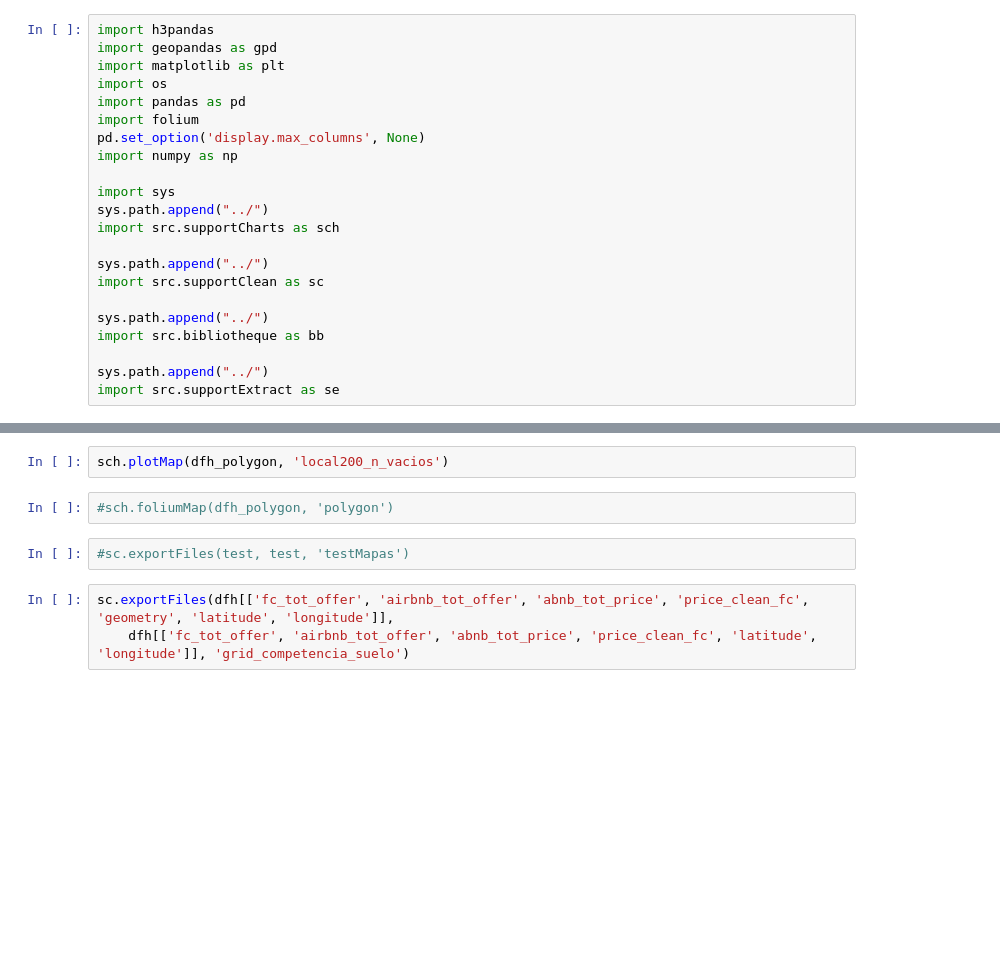
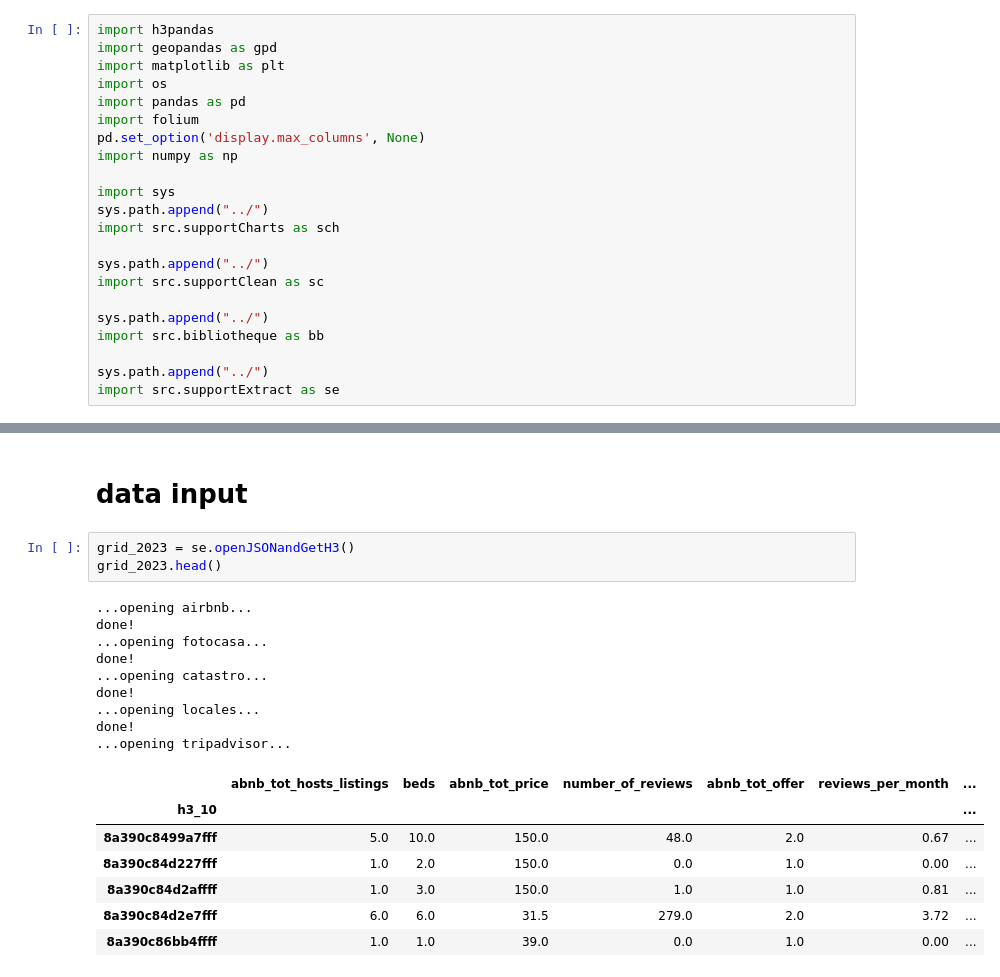
Before and after one commit to annassanchez/Turistificacion, a Jupyter notebook: notebooks/3_h3_grid.ipynb, the cells around one changed output, grey strips where cells are left out. Drawn from its saved outputs; the diff is of its cells as text; blank space fills up the shorter version.

```diff
--- a/notebooks/3_h3_grid.ipynb
+++ b/notebooks/3_h3_grid.ipynb
@@ -109,9 +23,22 @@ dfh_polygon.head()
-# %%
-sch.plotMap(dfh_polygon, 'local200_n_vacios')
-# %%
-#sch.foliumMap(dfh_polygon, 'polygon')
-# %%
-#sc.exportFiles(test, test, 'testMapas')
-# %%
-sc.exportFiles(dfh[['fc_tot_offer', 'airbnb_tot_offer', 'abnb_tot_price', 'price_clean_fc', 'geometry', 'latitude', 'longitude']],
-    dfh[['fc_tot_offer', 'airbnb_tot_offer', 'abnb_tot_price', 'price_clean_fc', 'latitude', 'longitude']], 'grid_competencia_suelo')
+# %% [markdown]
+# data input
+# %%
+grid_2023 = se.openJSONandGetH3()
+grid_2023.head()
+# %% [output]
+...opening airbnb...
+done!
+...opening fotocasa...
+done!
+...opening catastro...
+done!
+...opening locales...
+done!
+...opening tripadvisor...
+|  | abnb_tot_hosts_listings | beds | abnb_tot_price | number_of_reviews | abnb_tot_offer | reviews_per_month | ... |
+| h3_10 |  |  |  |  |  |  | ... |
+| 8a390c8499a7fff | 5.0 | 10.0 | 150.0 | 48.0 | 2.0 | 0.67 | ... |
+| 8a390c84d227fff | 1.0 | 2.0 | 150.0 | 0.0 | 1.0 | 0.00 | ... |
+| 8a390c84d2affff | 1.0 | 3.0 | 150.0 | 1.0 | 1.0 | 0.81 | ... |
+| 8a390c84d2e7fff | 6.0 | 6.0 | 31.5 | 279.0 | 2.0 | 3.72 | ... |
+| 8a390c86bb4ffff | 1.0 | 1.0 | 39.0 | 0.0 | 1.0 | 0.00 | ... |
```
Also changed, not shown: parts of 41 cells of this notebook.
